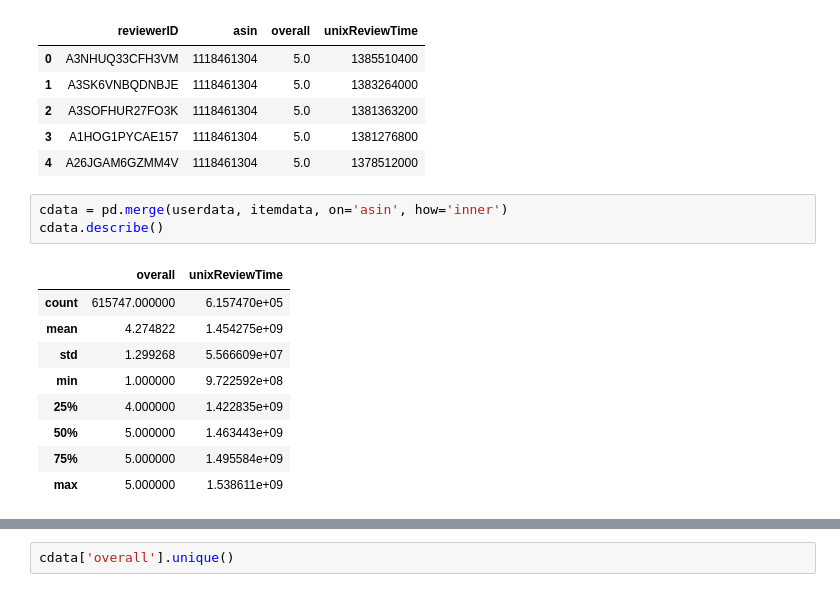
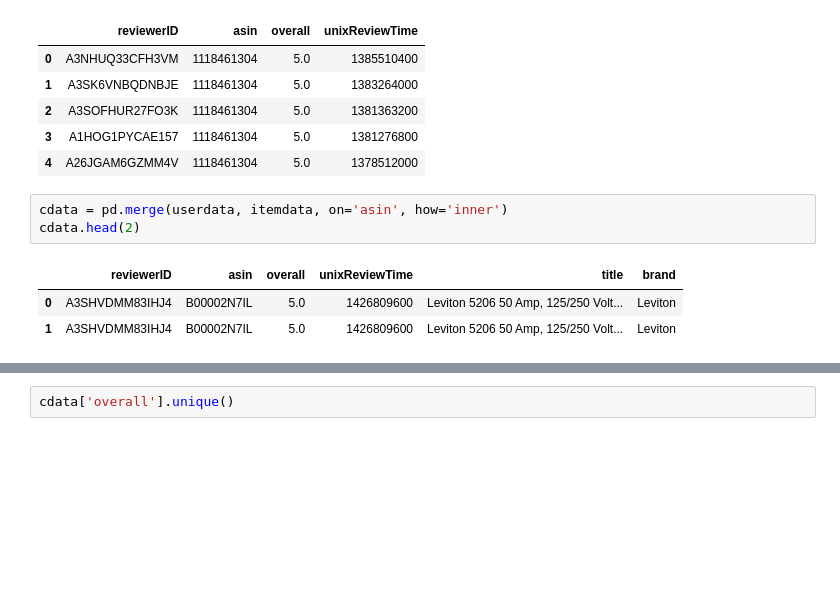
Before and after one commit to dhruv1220/Product-Recommendation-System, a Jupyter notebook: Product_Recommendation_System.ipynb, the cells around one changed output, grey strips where cells are left out. Cells and saved outputs as stored; diff of their text form; blank space fills up the shorter version.

```diff
--- a/Product_Recommendation_System.ipynb
+++ b/Product_Recommendation_System.ipynb
@@ -101,14 +101,8 @@ userdata.head()
 | 4 | A26JGAM6GZMM4V | 1118461304 | 5.0 | 1378512000 |
 # %%
 cdata = pd.merge(userdata, itemdata, on='asin', how='inner')
-cdata.describe()
+cdata.head(2)
 # %% [output]
-|  | overall | unixReviewTime |
-| count | 615747.000000 | 6.157470e+05 |
-| mean | 4.274822 | 1.454275e+09 |
-| std | 1.299268 | 5.566609e+07 |
-| min | 1.000000 | 9.722592e+08 |
-| 25% | 4.000000 | 1.422835e+09 |
-| 50% | 5.000000 | 1.463443e+09 |
-| 75% | 5.000000 | 1.495584e+09 |
-| max | 5.000000 | 1.538611e+09 |
+|  | reviewerID | asin | overall | unixReviewTime | title | brand |
+| 0 | A3SHVDMM83IHJ4 | B00002N7IL | 5.0 | 1426809600 | Leviton 5206 50 Amp, 125/250 Volt... | Leviton |
+| 1 | A3SHVDMM83IHJ4 | B00002N7IL | 5.0 | 1426809600 | Leviton 5206 50 Amp, 125/250 Volt... | Leviton |
```
Also changed, not shown: parts of 41 cells of this notebook.
